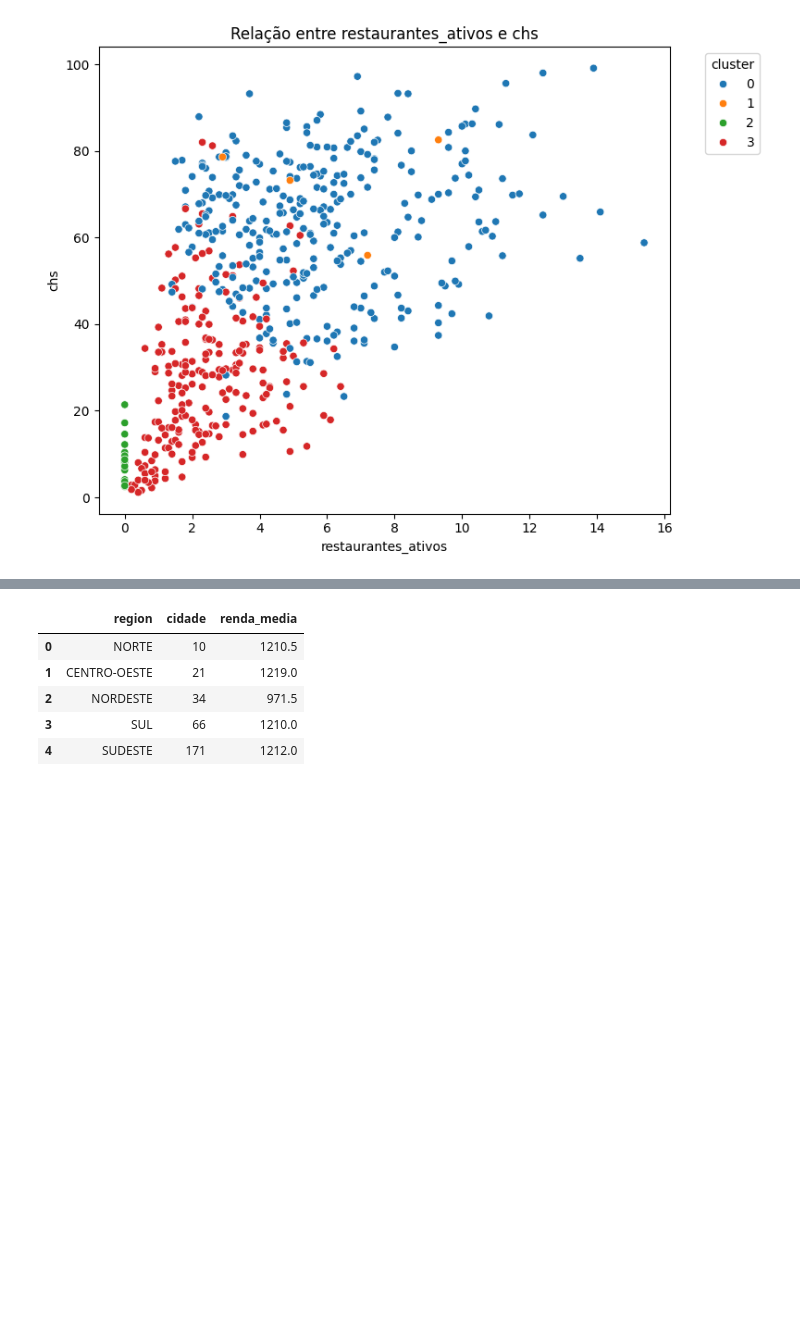
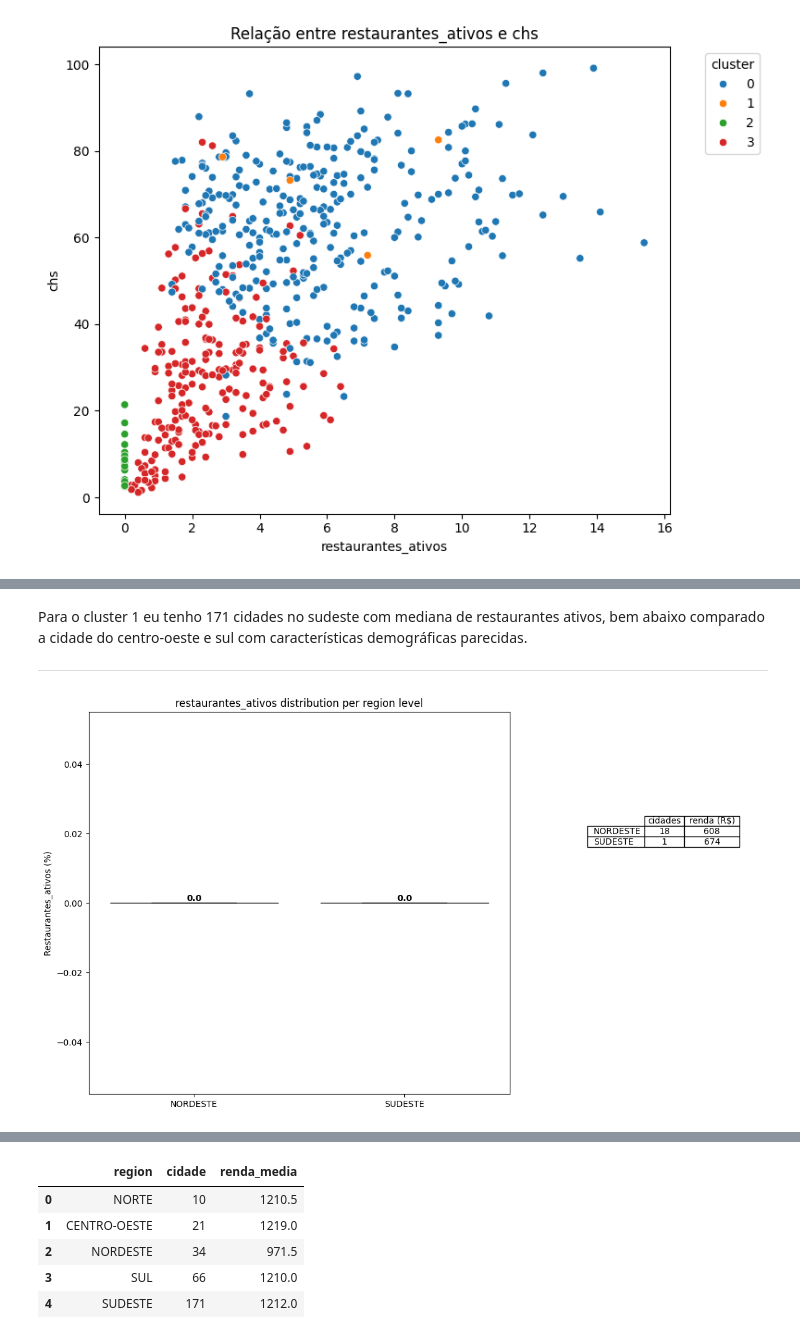
Before and after one commit to j4-metrics/Case-Ifood---Data-Analyst, a Jupyter notebook: PS_Ifood_Data_Analyst.ipynb, the cells around one changed output, grey strips where cells are left out. Cells and saved outputs as stored; diff of their text form; code cells hidden in the pictures; blank space fills up the shorter version.

```diff
--- a/PS_Ifood_Data_Analyst.ipynb
+++ b/PS_Ifood_Data_Analyst.ipynb
@@ -525,0 +477,7 @@ plt.show()
+# %% [markdown]
+Para o cluster 1 eu tenho 171 cidades no sudeste com mediana de restaurantes ativos, bem abaixo comparado a cidade do centro-oeste e sul com características demográficas parecidas.
+___
+# %%
+mf.boxplot_table(df=df_median, cluster=2)
+# %% [output]
+[figure, added]
```
Also changed, not shown: parts of 6 cells of this notebook, 2 other files.
